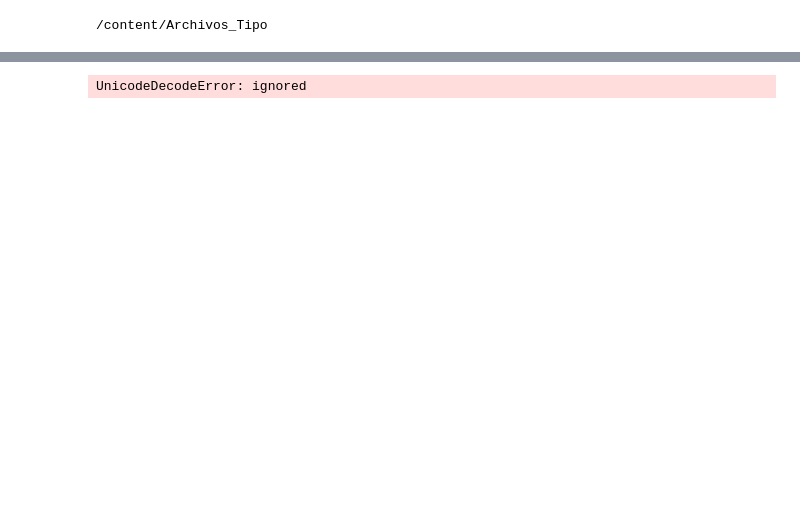
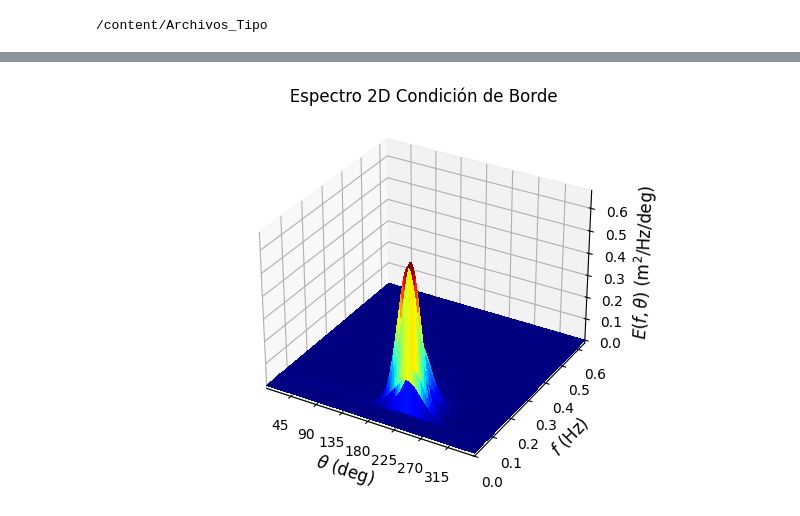
Before and after one commit to mqquiroz/SWAN, a Jupyter notebook: SWAN_Ejemplo.ipynb, the cells around one changed output, grey strips where cells are left out. Cells and saved outputs as stored; diff of their text form; code cells hidden in the pictures; blank space fills up the shorter version.

```diff
--- a/SWAN_Ejemplo.ipynb
+++ b/SWAN_Ejemplo.ipynb
@@ -170,29 +207,18 @@ plt.show()
 # %%
-#Espectro
-#Afreq = np.genfromtxt('specin.spc',skip_header=8,skip_footer=137)
-Afreq = np.loadtxt('specin.spc',skiprows=8,max_rows=137)
-#NDir  = np.genfromtxt('specin.spc',skip_header=139,skip_footer=136)
-#E     = np.genfromtxt('specin.spc',skip_header=266)
+fig = plt.figure()
+#fig = plt.figure(figsize=plt.figaspect(1))
+ax = fig.add_subplot(111, projection='3d')
 
-X, Y = np.meshgrid(NDir,Afreq)
-#plt.contourf(NDir,Afreq,E,cmap='jet')
-plt.pcolor(NDir,Afreq,E,cmap='jet')
-plt.xlim([NDir[0],NDir[119]])
-plt.ylim([Afreq[0],Afreq[128]])
-plt.xlabel('$\\theta$ ($^{\circ}$)',fontsize=18, color='black')
-plt.ylabel('$f$ (Hz)',fontsize=18, color='black')
-fig = plt.figure()
-ax = fig.add_subplot(111, projection='3d')
-#plot_surface
-#ax.contourf(X,Y,E)#,alpha=0.25,edgecolors='k'
-
-ax.plot_surface(X,Y,E,cmap='jet',rstride=1,cstride=1,linewidth=0,antialiased=False)
-#ax.plot_wireframe(X,Y,E,rstride=2,cstride=2)
-ax.set_title('Espectro Boya')
-ax.set_xlabel('$\\theta$ ($^{\circ}$)',fontsize=15)
-ax.set_ylabel('$f$ (Hz)',fontsize=15)
-ax.set_zlabel('$E$ (m$^2$/Hz/deg)',fontsize=15)
-ax.set_xlim([NDir[0],NDir[119]])
-ax.set_ylim([Afreq[0],Afreq[128]])
+ax.plot_surface(X,Y,E,cmap='jet',rstride=1,cstride=1,vmin=0, vmax=0.65,linewidth=0,antialiased=False)
+#ax.plot_wireframe(X,Y,E,rstride=2,cstride=2,colors='grey')
+ax.set_xlabel('$\\theta$ (deg)',fontsize=12)
+ax.set_xticks(np.arange(0,360+45,45))
+ax.set_title(" " * 35 + "Espectro 2D Condición de Borde" + " " * 35)
+ax.set_ylabel('$f$ (Hz)',fontsize=12)
+ax.set_zlabel('$E(f,\\theta)$ (m$^2$/Hz/deg)',fontsize=12)
+ax.set_xlim([NDir[0],NDir[-1]])
+ax.set_ylim([Afreq[0],Afreq[-1]])
+#ax.set_zlim(-1, 1)
+plt.show()
 # %% [output]
-UnicodeDecodeError: ignored
+[figure, added]
```
Also changed, not shown: parts of 6 cells of this notebook.
